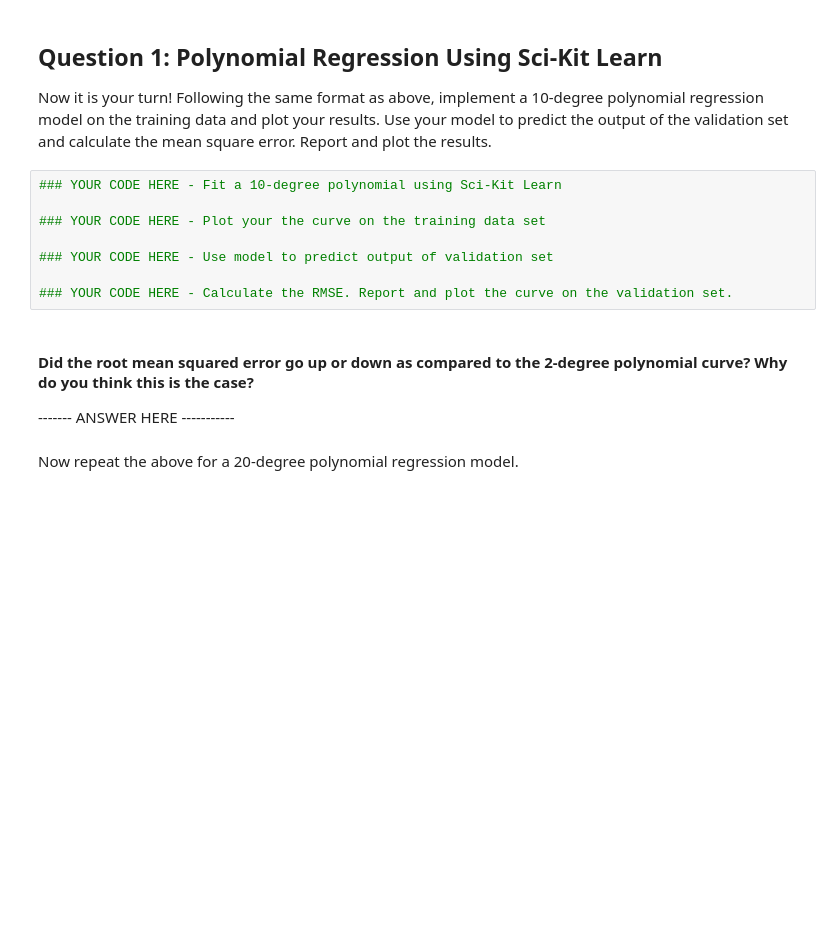
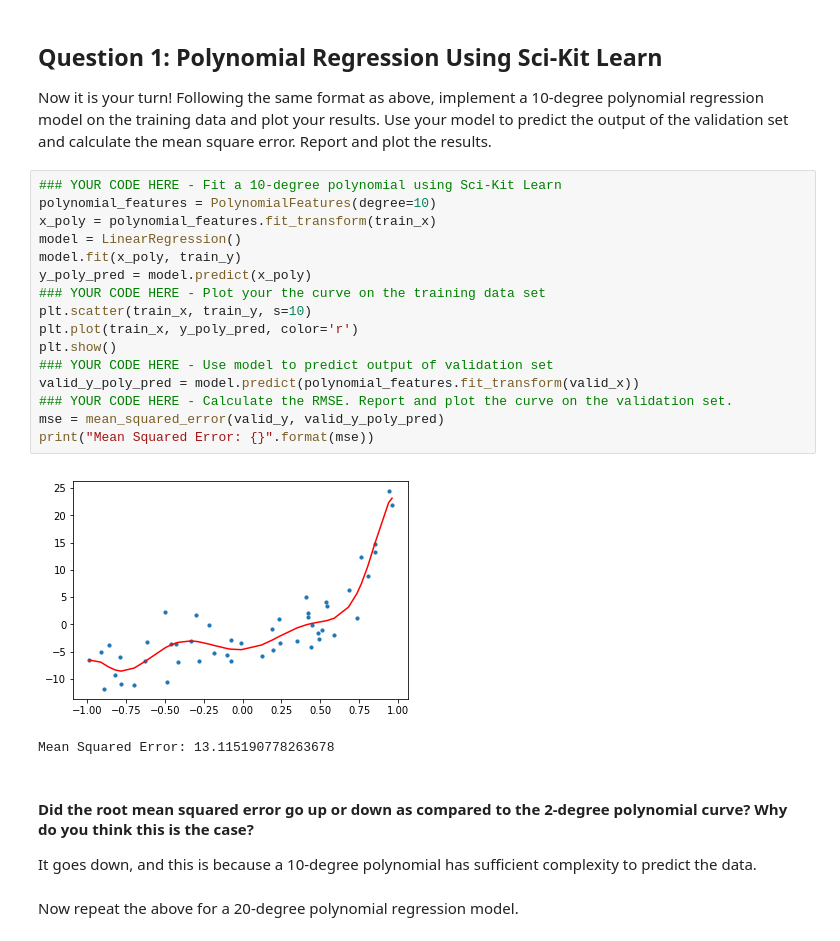
Before and after one commit to McGillAISociety/mais-bootcamp-w2019, a Jupyter notebook: Assignment2/Assignment 2.ipynb, the cells around one changed output. Saved outputs shown, nothing was run; the diff lists cells and outputs as text; blank space fills up the shorter version.

```diff
--- a/Assignment2/Assignment 2.ipynb
+++ b/Assignment2/Assignment 2.ipynb
@@ -122,16 +122,27 @@ Mean Squared Error: 20.485214511024225
 Now it is your turn! Following the same format as above, implement a 10-degree polynomial regression model on the training data and plot your results. Use your model to predict the output of the validation set and calculate the mean square error. Report and plot the results.
 # %%
 ### YOUR CODE HERE - Fit a 10-degree polynomial using Sci-Kit Learn
-
+polynomial_features = PolynomialFeatures(degree=10)
+x_poly = polynomial_features.fit_transform(train_x)
+model = LinearRegression()
+model.fit(x_poly, train_y)
+y_poly_pred = model.predict(x_poly)
 ### YOUR CODE HERE - Plot your the curve on the training data set
-
+plt.scatter(train_x, train_y, s=10)
+plt.plot(train_x, y_poly_pred, color='r')
+plt.show()
 ### YOUR CODE HERE - Use model to predict output of validation set
-
+valid_y_poly_pred = model.predict(polynomial_features.fit_transform(valid_x))
 ### YOUR CODE HERE - Calculate the RMSE. Report and plot the curve on the validation set.
+mse = mean_squared_error(valid_y, valid_y_poly_pred)
+print("Mean Squared Error: {}".format(mse))
+# %% [output]
+[figure, added]
+Mean Squared Error: 13.115190778263678
 # %% [markdown]
 #### Did the root mean squared error go up or down as compared to the 2-degree polynomial curve? Why do you think this is the case?
 
-------- ANSWER HERE -----------
+It goes down, and this is because a 10-degree polynomial has sufficient complexity to predict the data.
 # %% [markdown]
 Now repeat the above for a 20-degree polynomial regression model.
 # %%
```
Also changed, not shown: parts of 8 cells of this notebook, 1 other file.
